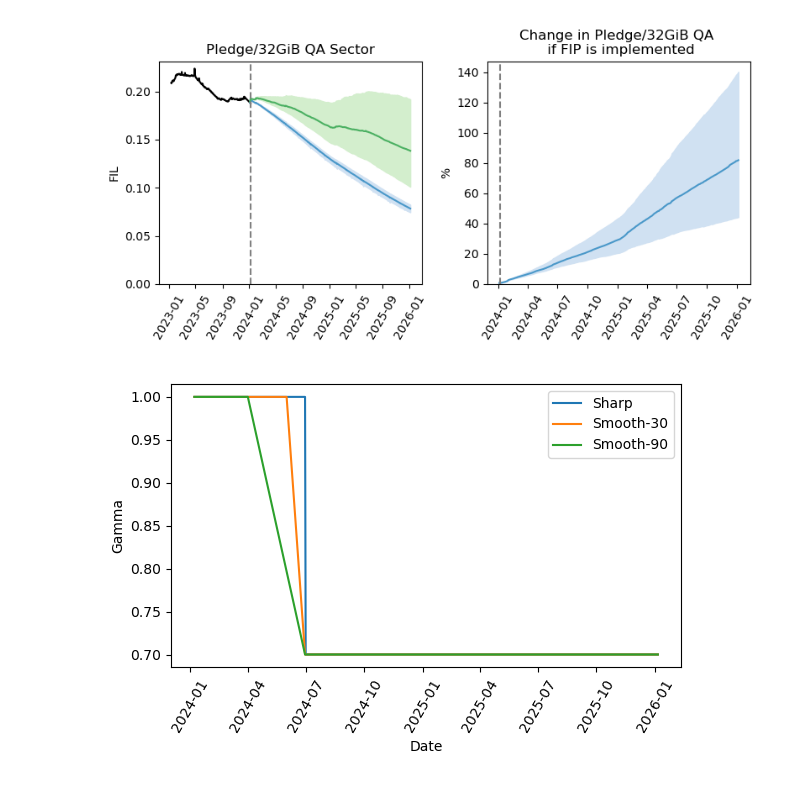
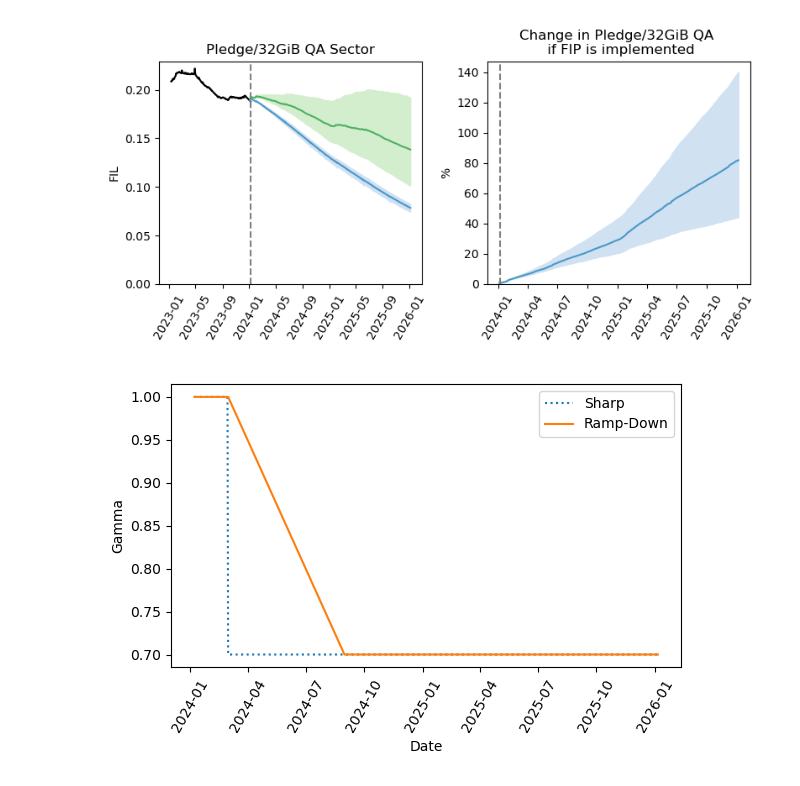
Before and after one commit to CELtd/cel, a Jupyter notebook: notebooks/baseline_bug/baseline_bug_fip.ipynb, the cells around one changed output. Saved outputs shown, nothing was run; the diff lists cells and outputs as text; code cells hidden in the pictures.

```diff
--- a/notebooks/baseline_bug/baseline_bug_fip.ipynb
+++ b/notebooks/baseline_bug/baseline_bug_fip.ipynb
@@ -49,13 +49,13 @@ CUDA backend failed to initialize: Unable to load CUDA. Is it installed? (Set TF
 token = os.path.join(os.environ['HOME'],'code/cel/auth/spacescope_auth.json')
 print(os.path.exists(token))
 
-mcmc_train_len_days = 120
-current_date = date(2024, 1, 8)
+mcmc_train_len_days = 90
+forecast_start_date = date.today() - timedelta(days=3)
+current_date = forecast_start_date
 
-#current_date = date.today() - timedelta(days=3)
 start_date = current_date - timedelta(days=3) # get some historical data
 current_day = (current_date-start_date).days
-forecast_length = 365*2
+forecast_length = 365*3
 end_date = current_date + timedelta(days=forecast_length)
 print(start_date, current_date, end_date)
 # %% [output]
@@ -520,42 +528,41 @@ plt.tight_layout()
 # %%
 # show the difference between smooth ramp-up of pledge vs. sudden increase
 # by modeling the gamma parameter as a vector that switches from 1 to 0.7 as a step function vs. a smooth ramp
 gamma_sharp = np.ones(forecast_length)
-update_day = pd.to_datetime('2024-07-01')
+update_day = pd.to_datetime('2024-03-01')
 forecast_t = pd.date_range(current_date, periods=forecast_length, freq='D')
 gamma_sharp[forecast_t >= update_day] = 0.7
 
-gamma_smooth_30 = np.ones(forecast_length)
-update_day_start = pd.to_datetime('2024-06-01')
-update_day_end = pd.to_datetime('2024-07-01')
+gamma_smooth_180 = np.ones(forecast_length)
+update_day_start = pd.to_datetime('2024-03-01')
+update_day_end = pd.to_datetime('2024-09-01')
 ramp_gamma = np.linspace(1, 0.7, (update_day_end-update_day_start).days)
 ramp_start_idx = (update_day_start-pd.to_datetime(current_date)).days
 ramp_end_idx = (update_day_end-pd.to_datetime(current_date)).days
-gamma_smooth_30[ramp_start_idx:ramp_end_idx] = ramp_gamma
-gamma_smooth_30[ramp_end_idx:] = 0.7
+gamma_smooth_180[ramp_start_idx:ramp_end_idx] = ramp_gamma
+gamma_smooth_180[ramp_end_idx:] = 0.7
 
 
 gamma_smooth_90 = np.ones(forecast_length)
-update_day_start = pd.to_datetime('2024-04-01')
-update_day_end = pd.to_datetime('2024-07-01')
+update_day_start = pd.to_datetime('2024-06-01')
+update_day_end = pd.to_datetime('2024-09-01')
 ramp_gamma = np.linspace(1, 0.7, (update_day_end-update_day_start).days)
 ramp_start_idx = (update_day_start-pd.to_datetime(current_date)).days
 ramp_end_idx = (update_day_end-pd.to_datetime(current_date)).days
 gamma_smooth_90[ramp_start_idx:ramp_end_idx] = ramp_gamma
 gamma_smooth_90[ramp_end_idx:] = 0.7
 
 fig, ax = plt.subplots(nrows=1, ncols=1, figsize=(6,4))
-ax.plot(forecast_t, gamma_sharp, label='Sharp')
-ax.plot(forecast_t, gamma_smooth_30, label='Smooth-30')
-ax.plot(forecast_t, gamma_smooth_90, label='Smooth-90')
+ax.plot(forecast_t, gamma_sharp, label='Sharp', linestyle=':')
+ax.plot(forecast_t, gamma_smooth_180, label='Ramp-Down')
 ax.set_ylabel('Gamma')
 ax.set_xlabel('Date')
 ax.legend()
 for tick in ax.get_xticklabels(): tick.set_rotation(60)
 
 plt.tight_layout()
 # %% [output]
-[figure, old version]
+[figure, new version]
 # %%
 # run the simulations with different configurations of gamma
 hist_median_rbp = np.median(historical_rb)
```
Also changed, not shown: parts of 9 cells of this notebook, 3 other files.
